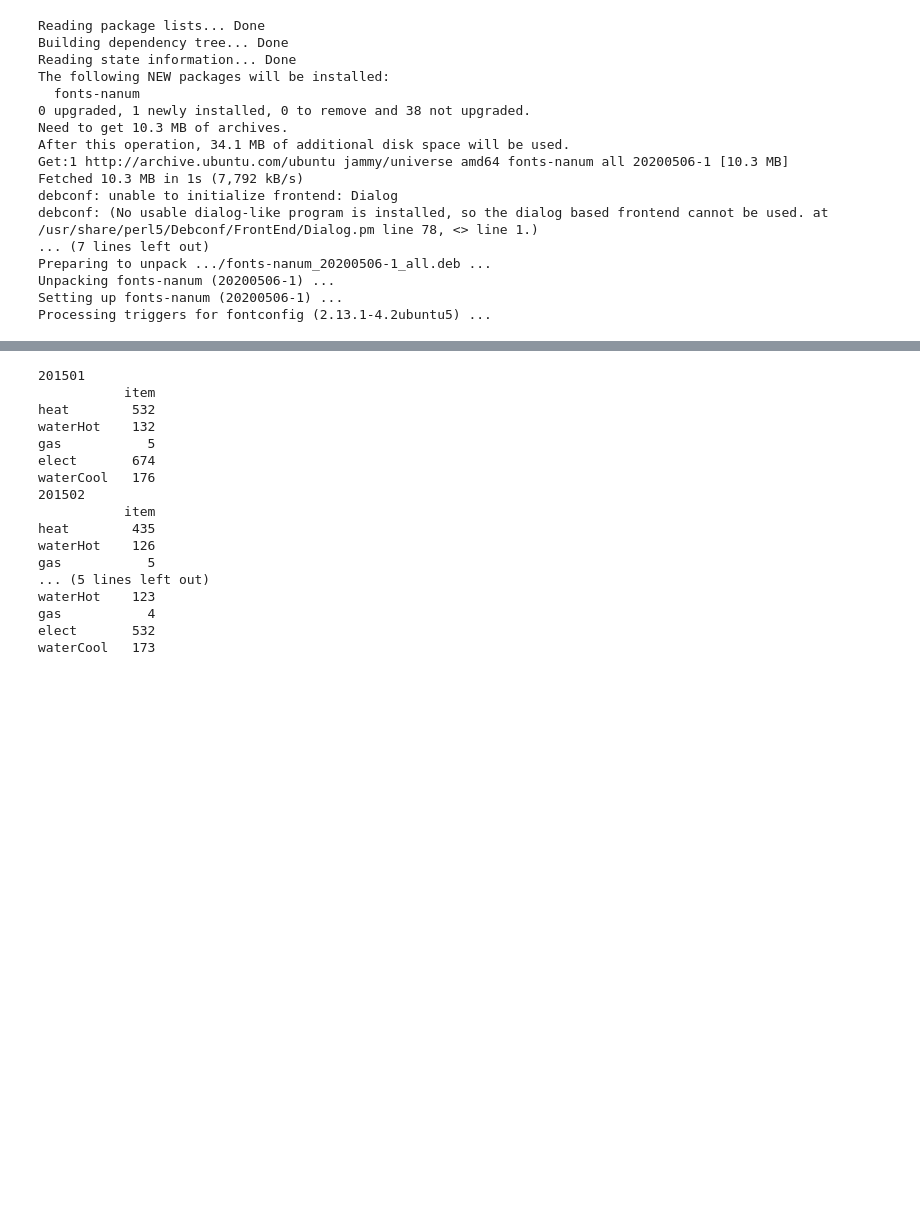
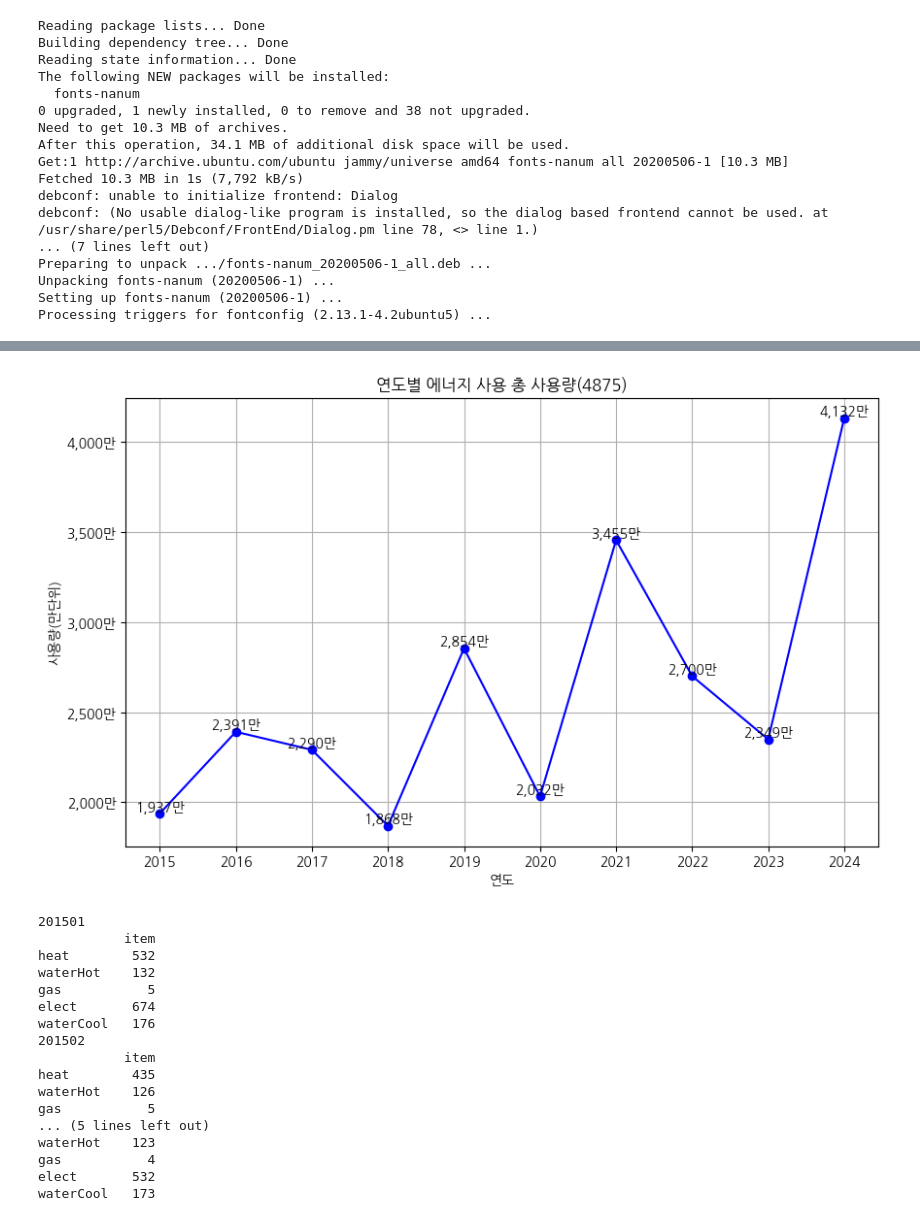
Before and after one commit to PilHyunPark/Data-Analysis-with-Open-Source, a Jupyter notebook: 문1_2.ipynb, the cells around one changed output, grey strips where cells are left out. Drawn from its saved outputs; the diff is of its cells as text; code cells hidden in the pictures; blank space fills up the shorter version.

```diff
--- a/문1_2.ipynb
+++ b/문1_2.ipynb
@@ -175,17 +174,26 @@ Processing triggers for fontconfig (2.13.1-4.2ubuntu5) ...
 # 3-1
 import missingno as msno
 import matplotlib.pyplot as plt
+from matplotlib.ticker import FuncFormatter
 import seaborn as sns
 import missingno as msno
+from decimal import Decimal
 
-plt.rc('font', family='NanumBarunGothic')
+def millions(x, pos):
+    return f"{int(x):,}만"  # 소수점 없이 천단위 콤마 + M
 
-yearList = []
-useList = []
+plt.rc('font', family='NanumGothic')
 
-for year in range(2015, 2016):
+yearsX = []
+valuesY = []
+# yearsX =['2015', '2016', '2017', '2018', '2019', '2020', '2021', '2022', '2023', '2024']
+# valuesY =[1937242642.263, 2391015220.35, 2290582132.857, 1868485903.443, 2854433083.176, 2032166353.616, 3455636697.416, 2700389680.108, 2349018269.901, 4132733801.904]
+
+for year in range(2015, 2025):
+
     useSum = 0
     yearUseSum = 0
+
     for month in range(1,13) :
         serchdDate = str(year) + '/' + str(month).zfill(2)
         year = serchdDate[0: 4]
@@ -194,13 +202,35 @@ for year in range(2015, 2016):
         data = GetEnergyUseAmount(serchdDate)
         df = pd.DataFrame(data['energyUseDataSummaryInfo']['row'])
         cdf =  df.loc[df['MM_TYPE'] == '개인', ['YEAR','MON','MM_TYPE','EUS','GUS','WUS','HUS']]
-        # print(cdf)
-        useSum = cdf['EUS'].astype(float) + cdf['GUS'].astype(float) + cdf['WUS'].astype(float) + cdf['HUS'].astype(float)
-        print(useSum)
-        # yearUseSum = yearUseSum + useSum
-        # print(str(year) + " yearUseSum = " + str(yearUseSum))
-        # yearList.append(year)
-        # useList.append(yearUseSum)
-    # print(yearList)
-    # print(useList)
+
+        cols = ['EUS', 'GUS', 'WUS', 'HUS']
+        useSum = sum(cdf[col].apply(Decimal) for col in cols)
+
+        month_sum = useSum.sum()  # 한 달 총합
+        print(f"{year}년 {month}월={month_sum}")
+
+        yearUseSum += month_sum
+
+    print(str(year) + " yearUseSum = " + str(yearUseSum))
+    yearsX.append(year)
+    valuesY.append(float(yearUseSum))
+
+    print(yearsX)
+    print(valuesY)
+
+# 값 단위를 백만 단위로 변환
+values_million = [round(v / 1_000_000, 2) for v in valuesY]
+
+plt.figure(figsize=(10,6))
+plt.plot(yearsX, values_million, marker='o', linestyle='-', color='blue')
+
+for x, y in zip(yearsX, values_million):
+    plt.text(x, y, f"{int(y):,}만", fontsize=10, ha='center', va='bottom')
+
+plt.gca().yaxis.set_major_formatter(FuncFormatter(millions))
+
+plt.title("연도별 에너지 사용 총 사용량(4875)")
+plt.xlabel("연도")
+plt.ylabel("사용량(만단위)")
+plt.grid(True)
 # %% [output]
@@ -227,3 +254,4 @@ dtype: float64
+[figure, added]
 # %%
 import requests
 import pandas as pd
```
Also changed, not shown: parts of 3 cells of this notebook.
